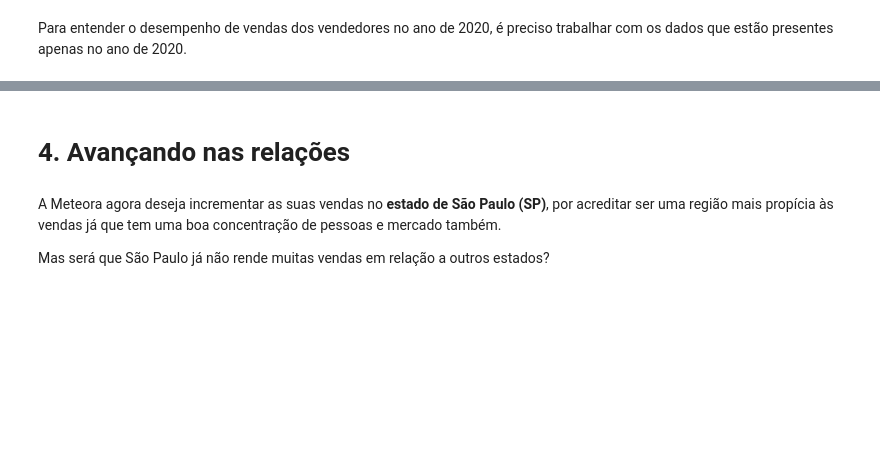
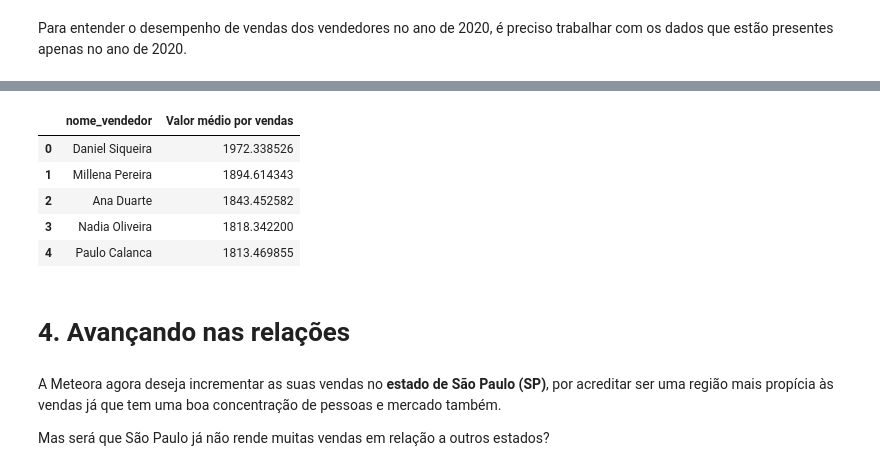
Before and after one commit to nathqueiroz/sqlcompython, a Jupyter notebook: Notebook_Meteora.ipynb, the cells around one changed output, grey strips where cells are left out. Cells and saved outputs as stored; diff of their text form; code cells hidden in the pictures; blank space fills up the shorter version.

```diff
--- a/Notebook_Meteora.ipynb
+++ b/Notebook_Meteora.ipynb
@@ -270,3 +321,17 @@ Para entender o desempenho de vendas dos vendedores no ano de 2020, é preciso t
+# %%
+df_filtrado = pedidos[pedidos['data_compra'].str.startswith('2020')]
+df_mesclado = df_filtrado.merge(vendedores, on='vendedor_id')
+df_agrupado = df_mesclado.groupby('nome_vendedor')['total'].mean().reset_index()
+df_filtro_data = df_agrupado.sort_values('total', ascending=False).reset_index(drop=True)
+df_filtro_data.columns = ['nome_vendedor', 'Valor médio por vendas']
+df_filtro_data
+# %% [output]
+|  | nome_vendedor | Valor médio por vendas |
+| 0 | Daniel Siqueira | 1972.338526 |
+| 1 | Millena Pereira | 1894.614343 |
+| 2 | Ana Duarte | 1843.452582 |
+| 3 | Nadia Oliveira | 1818.342200 |
+| 4 | Paulo Calanca | 1813.469855 |
 # %% [markdown]
 # 4. Avançando nas relações
 # %% [markdown]
```
Also changed, not shown: parts of 5 cells of this notebook.
